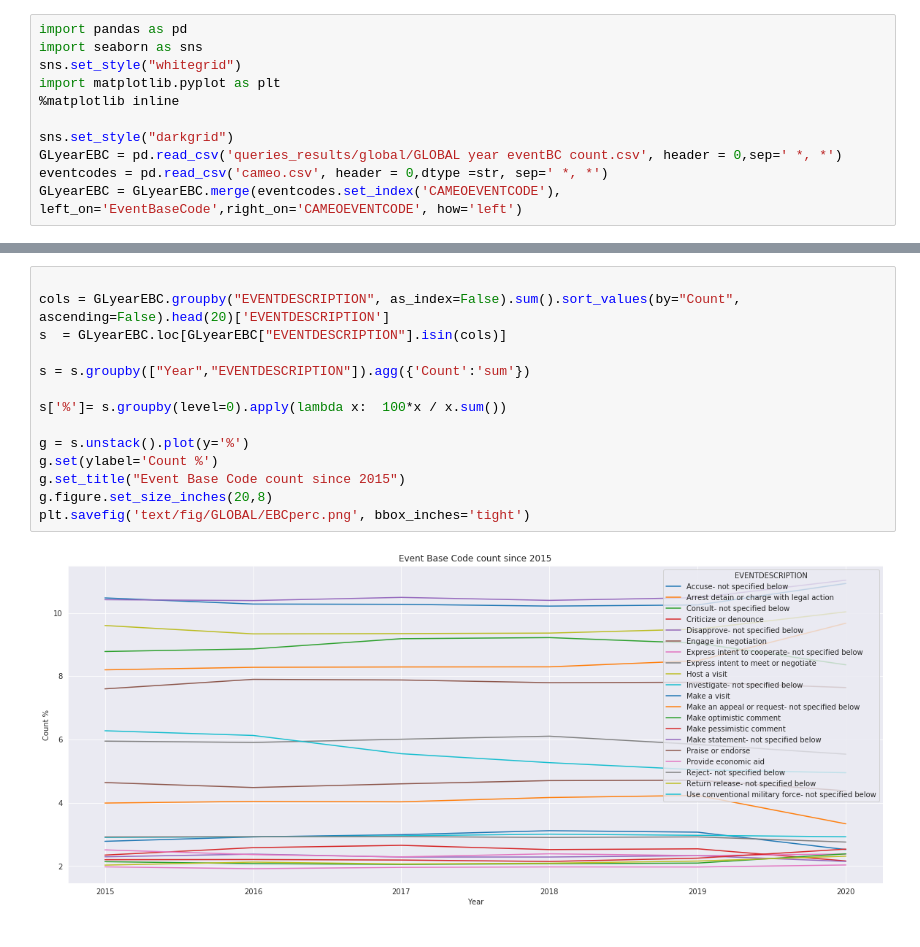
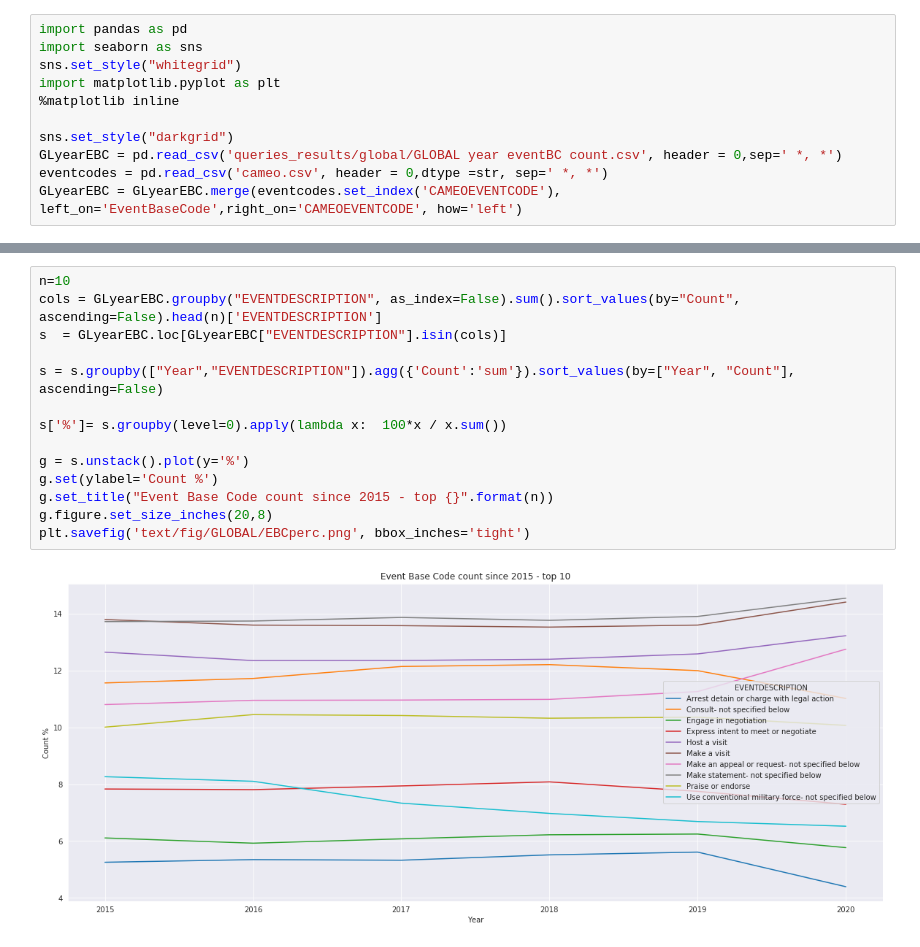
Before and after one commit to mijapa/GDELT, a Jupyter notebook: GLOBAL year eventBC count.ipynb, the cells around one changed output, grey strips where cells are left out. Drawn from its saved outputs; the diff is of its cells as text.

Commit message:
Correct figures for global analysis

```diff
--- a/GLOBAL year eventBC count.ipynb
+++ b/GLOBAL year eventBC count.ipynb
@@ -33,16 +56,16 @@ plt.savefig('text/fig/GLOBAL/EBC.png', bbox_inches='tight')
 # %%
-
-cols = GLyearEBC.groupby("EVENTDESCRIPTION", as_index=False).sum().sort_values(by="Count", ascending=False).head(20)['EVENTDESCRIPTION']
+n=10
+cols = GLyearEBC.groupby("EVENTDESCRIPTION", as_index=False).sum().sort_values(by="Count", ascending=False).head(n)['EVENTDESCRIPTION']
 s  = GLyearEBC.loc[GLyearEBC["EVENTDESCRIPTION"].isin(cols)]
 
-s = s.groupby(["Year","EVENTDESCRIPTION"]).agg({'Count':'sum'})
+s = s.groupby(["Year","EVENTDESCRIPTION"]).agg({'Count':'sum'}).sort_values(by=["Year", "Count"], ascending=False)
 
 s['%']= s.groupby(level=0).apply(lambda x:  100*x / x.sum())
 
 g = s.unstack().plot(y='%')
 g.set(ylabel='Count %')
-g.set_title("Event Base Code count since 2015")
+g.set_title("Event Base Code count since 2015 - top {}".format(n))
 g.figure.set_size_inches(20,8)
 plt.savefig('text/fig/GLOBAL/EBCperc.png', bbox_inches='tight')
 # %% [output]
-[figure, old version]
+[figure, new version]
```
Also changed, not shown: parts of 4 cells of this notebook, 9 other files.
